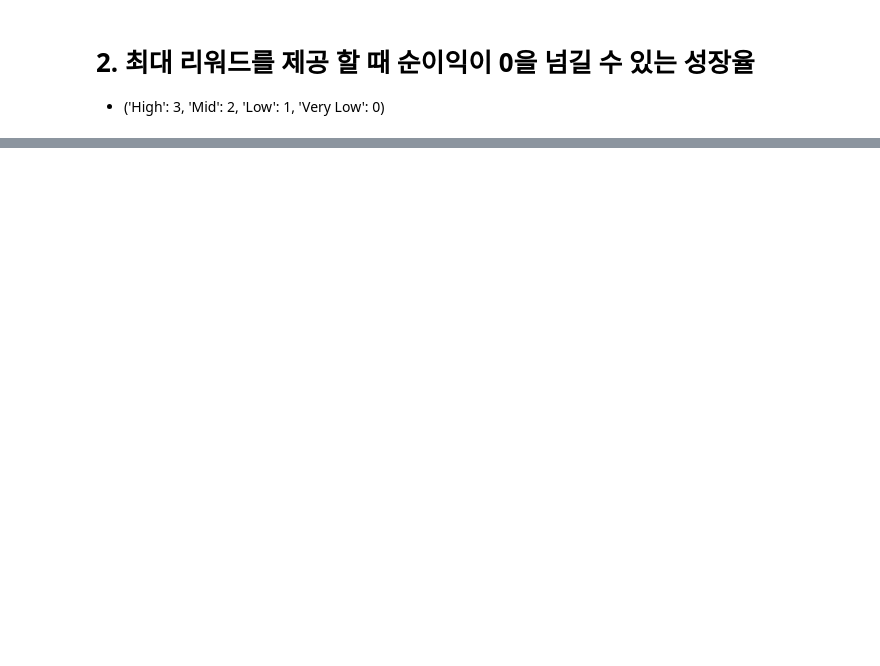
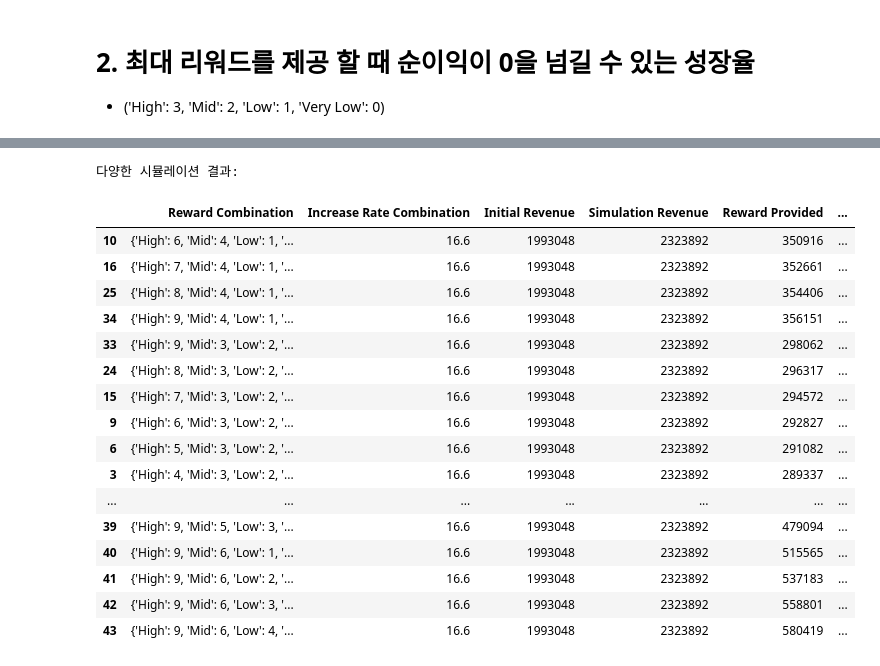
Before and after one commit to dothegee/ecommerce_project, a Jupyter notebook: code/simulation_for_reward.ipynb, the cells around one changed output, grey strips where cells are left out. Cells and saved outputs as stored; diff of their text form; code cells hidden in the pictures; blank space fills up the shorter version.

```diff
--- a/code/simulation_for_reward.ipynb
+++ b/code/simulation_for_reward.ipynb
@@ -195,0 +268,27 @@ plt.show()
+# %%
+# 결과 DataFrame 생성
+reward_combinations_simulation = pd.DataFrame(simulation_results)
+
+# 상위 10개의 시뮬레이션 결과 출력
+print("다양한 시뮬레이션 결과:")
+reward_combinations_simulation['distance_from_zero'] = abs(reward_combinations_simulation['Additional Revenue'])
+reward_combinations_simulation.sort_values(by=["distance_from_zero"],ascending=True)
+# %% [output]
+다양한 시뮬레이션 결과:
+|  | Reward Combination | Increase Rate Combination | Initial Revenue | Simulation Revenue | Reward Provided | ... |
+| 10 | {'High': 6, 'Mid': 4, 'Low': 1, '... | 16.6 | 1993048 | 2323892 | 350916 | ... |
+| 16 | {'High': 7, 'Mid': 4, 'Low': 1, '... | 16.6 | 1993048 | 2323892 | 352661 | ... |
+| 25 | {'High': 8, 'Mid': 4, 'Low': 1, '... | 16.6 | 1993048 | 2323892 | 354406 | ... |
+| 34 | {'High': 9, 'Mid': 4, 'Low': 1, '... | 16.6 | 1993048 | 2323892 | 356151 | ... |
+| 33 | {'High': 9, 'Mid': 3, 'Low': 2, '... | 16.6 | 1993048 | 2323892 | 298062 | ... |
+| 24 | {'High': 8, 'Mid': 3, 'Low': 2, '... | 16.6 | 1993048 | 2323892 | 296317 | ... |
+| 15 | {'High': 7, 'Mid': 3, 'Low': 2, '... | 16.6 | 1993048 | 2323892 | 294572 | ... |
+| 9 | {'High': 6, 'Mid': 3, 'Low': 2, '... | 16.6 | 1993048 | 2323892 | 292827 | ... |
+| 6 | {'High': 5, 'Mid': 3, 'Low': 2, '... | 16.6 | 1993048 | 2323892 | 291082 | ... |
+| 3 | {'High': 4, 'Mid': 3, 'Low': 2, '... | 16.6 | 1993048 | 2323892 | 289337 | ... |
+| ... | ... | ... | ... | ... | ... | ... |
+| 39 | {'High': 9, 'Mid': 5, 'Low': 3, '... | 16.6 | 1993048 | 2323892 | 479094 | ... |
+| 40 | {'High': 9, 'Mid': 6, 'Low': 1, '... | 16.6 | 1993048 | 2323892 | 515565 | ... |
+| 41 | {'High': 9, 'Mid': 6, 'Low': 2, '... | 16.6 | 1993048 | 2323892 | 537183 | ... |
+| 42 | {'High': 9, 'Mid': 6, 'Low': 3, '... | 16.6 | 1993048 | 2323892 | 558801 | ... |
+| 43 | {'High': 9, 'Mid': 6, 'Low': 4, '... | 16.6 | 1993048 | 2323892 | 580419 | ... |
```
Also changed, not shown: parts of 19 cells of this notebook.
